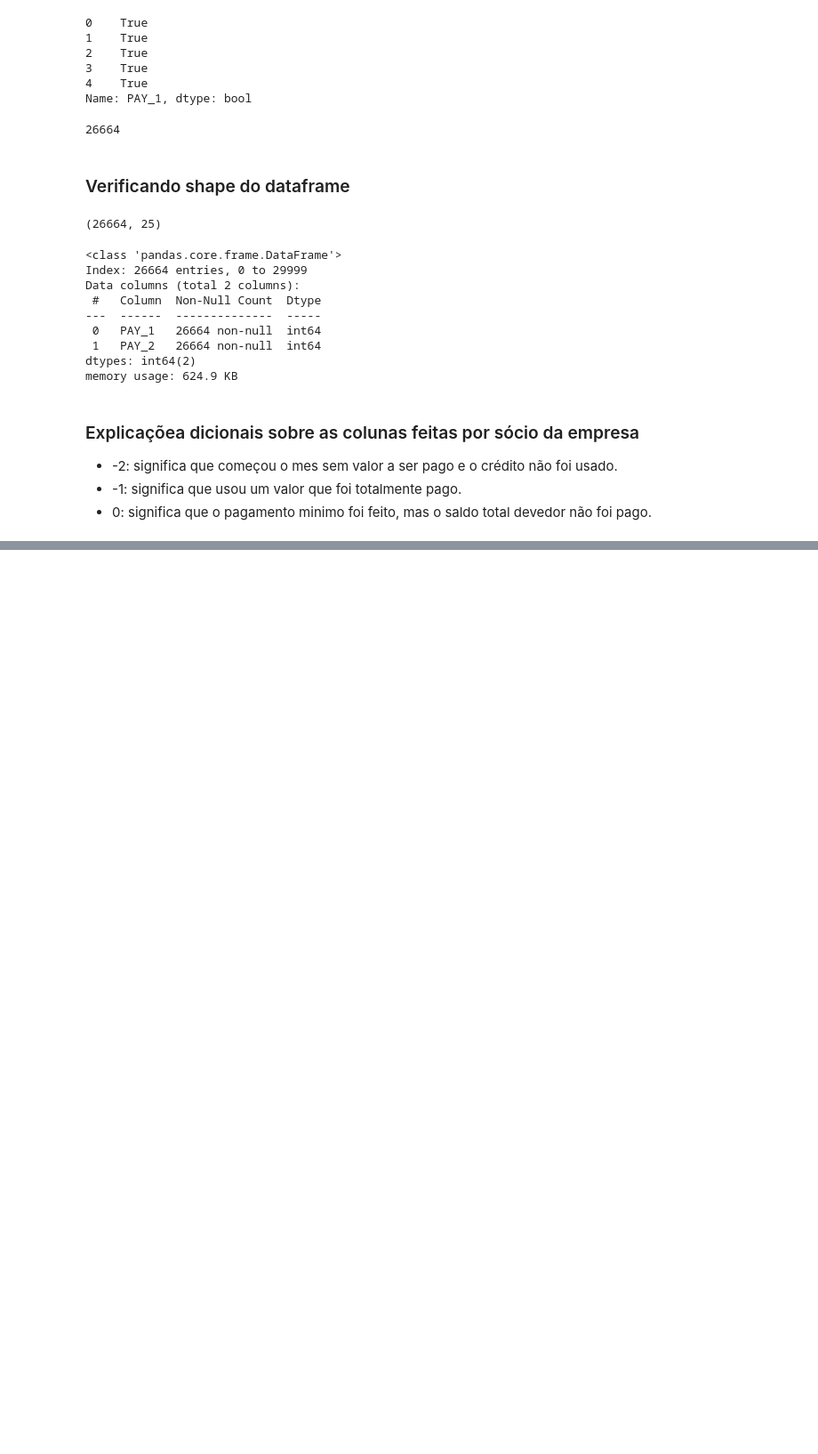
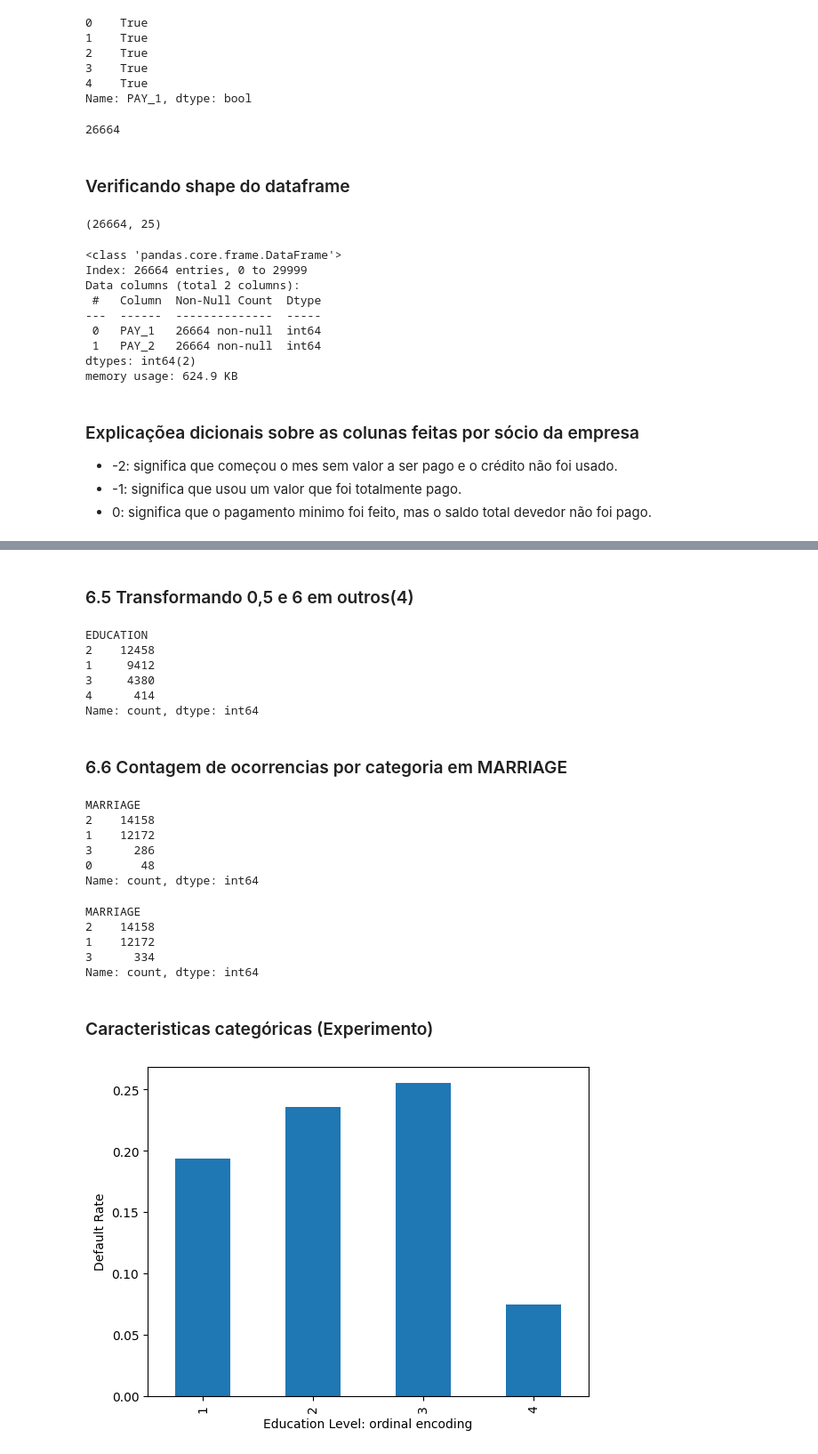
Before and after one commit to italo-mgl/Ciencias_de_Dados_Projetos, a Jupyter notebook: inadimplência de clientes de cartão de crédito/Exercicios/Predicaoo-bons-pagadores-de-credito.ipynb, the cells around one changed output, grey strips where cells are left out. Shown at 89% size. Saved outputs shown, nothing was run; the diff lists cells and outputs as text; code cells hidden in the pictures; blank space fills up the shorter version.

```diff
--- a/inadimplência de clientes de cartão de crédito/Exercicios/Predicaoo-bons-pagadores-de-credito.ipynb
+++ b/inadimplência de clientes de cartão de crédito/Exercicios/Predicaoo-bons-pagadores-de-credito.ipynb
@@ -254,0 +297,40 @@ memory usage: 624.9 KB
+# %% [markdown]
+### 6.5 Transformando 0,5 e 6 em outros(4)
+# %%
+df_clean_2['EDUCATION'].replace(to_replace= [0,5,6], value=4, inplace=True)
+df_clean_2['EDUCATION'].value_counts()
+# %% [output]
+EDUCATION
+2    12458
+1     9412
+3     4380
+4      414
+Name: count, dtype: int64
+# %% [markdown]
+### 6.6 Contagem de ocorrencias por categoria em MARRIAGE
+# %%
+df_clean_2['MARRIAGE'].value_counts()
+# %% [output]
+MARRIAGE
+2    14158
+1    12172
+3      286
+0       48
+Name: count, dtype: int64
+# %%
+df_clean_2['MARRIAGE'].replace(to_replace= 0, value=3, inplace=True)
+df_clean_2['MARRIAGE'].value_counts()
+# %% [output]
+MARRIAGE
+2    14158
+1    12172
+3      334
+Name: count, dtype: int64
+# %% [markdown]
+### Caracteristicas categóricas (Experimento)
+# %%
+df_clean_2.groupby('EDUCATION').agg({'default payment next month': 'mean'}).plot.bar(legend=False)
+plt.ylabel('Default Rate')
+plt.xlabel('Education Level: ordinal encoding');
+# %% [output]
+[figure, added]
```
Also changed, not shown: parts of 9 cells of this notebook.
